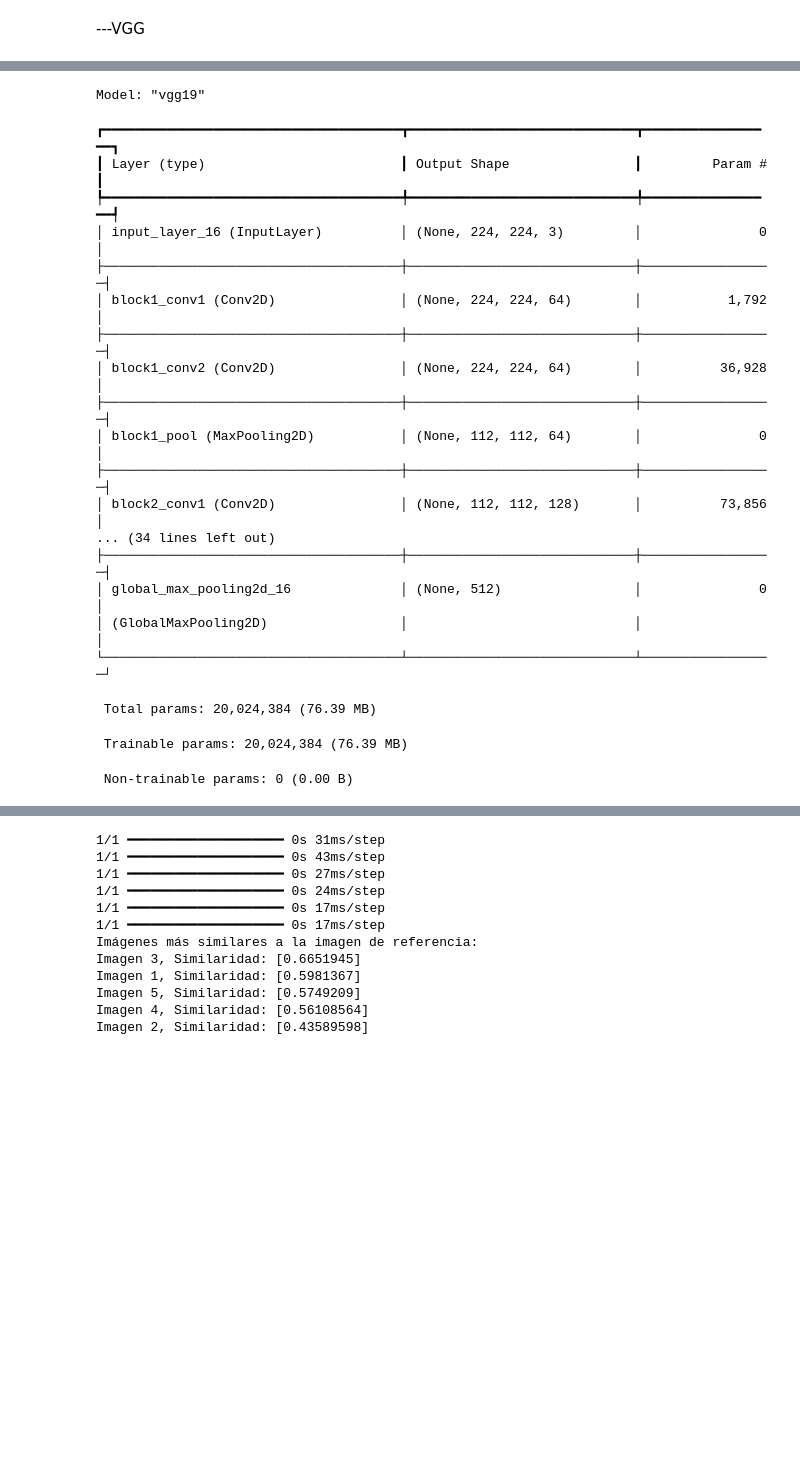
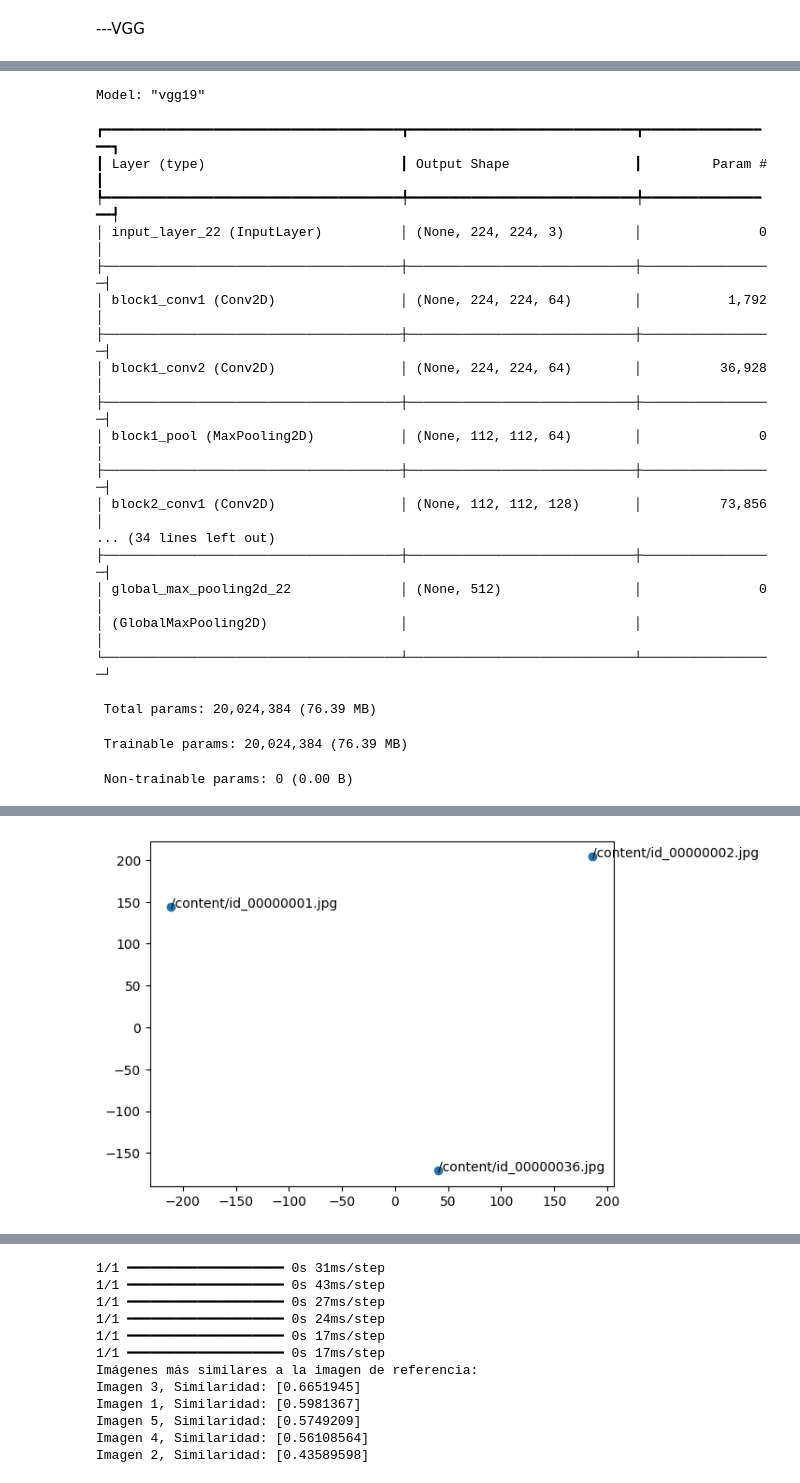
Before and after one commit to ToniMarGar/Final_Project-Clothify, a Jupyter notebook: Proyecto_final_Clothify_test_ResNet.ipynb, the cells around one changed output, grey strips where cells are left out. Cells and saved outputs as stored; diff of their text form; code cells hidden in the pictures; blank space fills up the shorter version.

```diff
--- a/Proyecto_final_Clothify_test_ResNet.ipynb
+++ b/Proyecto_final_Clothify_test_ResNet.ipynb
@@ -1151,4 +1280,5 @@ Imagen 508, Similitud: 0.7194804141819212
 # %%
+from tensorflow.keras.utils import to_categorical
 import numpy as np
 from PIL import Image
 from tensorflow.keras.preprocessing import image
@@ -1234,14 +1364,19 @@ def fine_tune_vgg19(num_classes, train_data, train_labels):
 train_data = np.array([np.random.rand(224, 224, 3)])  # Ejemplo de datos (deberías cargar imágenes reales)
 train_labels = np.array([np.random.randint(0, 23)])  # Ejemplo de etiquetas (modifica según tus clases)
 
-# Realiza el fine-tuning (ejemplo con 2 clases)
-fine_tuned_model = fine_tune_vgg19(num_classes=23, train_data=train_data, train_labels=train_labels)
+
+# Convertir las etiquetas a formato one-hot
+train_labels_one_hot = to_categorical(train_labels, num_classes=23)
+
+# Realizar el fine-tuning (ejemplo con 23 clases)
+fine_tuned_model = fine_tune_vgg19(num_classes=23, train_data=train_data, train_labels=train_labels_one_hot)
+
 
 # Lista de imágenes para comparación
 image_paths = ['/content/id_00000001.jpg', '/content/id_00000002.jpg', '/content/id_00000036.jpg']
 
 # Calcular la similitud y mostrar las 5 imágenes más similares
-similar_images = get_similarity_score('prueba.jpg', image_paths)
+similar_images = get_similarity_score('/content/efw.jpg', image_paths)
 
 # Mostrar la imagen más similar
 most_similar_image = similar_images[0][0]  # Primer imagen más similar
@@ -1253,7 +1388,7 @@ for idx, score in similar_images[:5]:
 
 # Visualización de embeddings (si deseas analizar más a fondo las similitudes)
 def visualize_embeddings(image_paths, embeddings):
-    tsne = TSNE(n_components=2)
+    tsne = TSNE(n_components=2, perplexity=2)  # Ajusta el valor de perplexity
     reduced_embeddings = tsne.fit_transform(embeddings)
 
     plt.scatter(reduced_embeddings[:, 0], reduced_embeddings[:, 1])
@@ -1261,6 +1396,7 @@ def visualize_embeddings(image_paths, embeddings):
         plt.annotate(img_path, (reduced_embeddings[i, 0], reduced_embeddings[i, 1]))
     plt.show()
 
+
 # Realizar visualización de embeddings
 image_embeddings = batch_get_image_embeddings(image_paths)
 visualize_embeddings(image_paths, image_embeddings)
@@ -1269,7 +1405,7 @@ Model: "vgg19"
 ┏━━━━━━━━━━━━━━━━━━━━━━━━━━━━━━━━━━━━━━┳━━━━━━━━━━━━━━━━━━━━━━━━━━━━━┳━━━━━━━━━━━━━━━━━┓
 ┃ Layer (type)                         ┃ Output Shape                ┃         Param # ┃
 ┡━━━━━━━━━━━━━━━━━━━━━━━━━━━━━━━━━━━━━━╇━━━━━━━━━━━━━━━━━━━━━━━━━━━━━╇━━━━━━━━━━━━━━━━━┩
-│ input_layer_16 (InputLayer)          │ (None, 224, 224, 3)         │               0 │
+│ input_layer_22 (InputLayer)          │ (None, 224, 224, 3)         │               0 │
 ├──────────────────────────────────────┼─────────────────────────────┼─────────────────┤
 │ block1_conv1 (Conv2D)                │ (None, 224, 224, 64)        │           1,792 │
 ├──────────────────────────────────────┼─────────────────────────────┼─────────────────┤
@@ -1280,7 +1416,7 @@ Model: "vgg19"
 │ block2_conv1 (Conv2D)                │ (None, 112, 112, 128)       │          73,856 │
 ... (34 lines left out)
 ├──────────────────────────────────────┼─────────────────────────────┼─────────────────┤
-│ global_max_pooling2d_16              │ (None, 512)                 │               0 │
+│ global_max_pooling2d_22              │ (None, 512)                 │               0 │
 │ (GlobalMaxPooling2D)                 │                             │                 │
 └──────────────────────────────────────┴─────────────────────────────┴─────────────────┘
  Total params: 20,024,384 (76.39 MB)
@@ -1290,3 +1433,4 @@ ValueError: Arguments `target` and `output` must have the same rank (ndim). Rece
+[figure, added]
 # %%
 from tensorflow.keras.layers import Dense, Flatten
 from tensorflow.keras.models import Model
```
Also changed, not shown: parts of 4 cells of this notebook.
